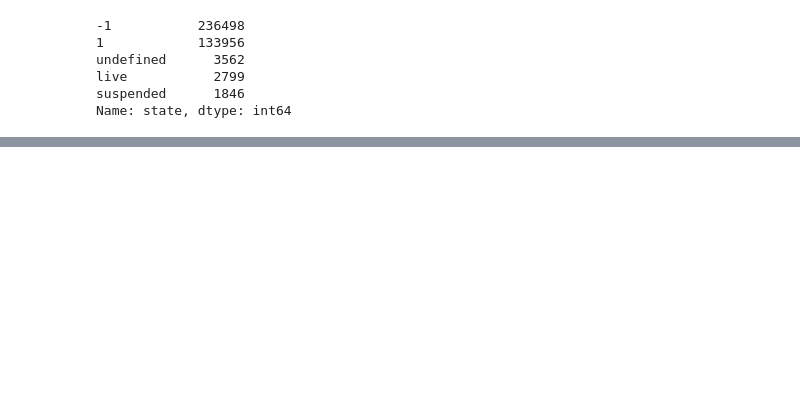
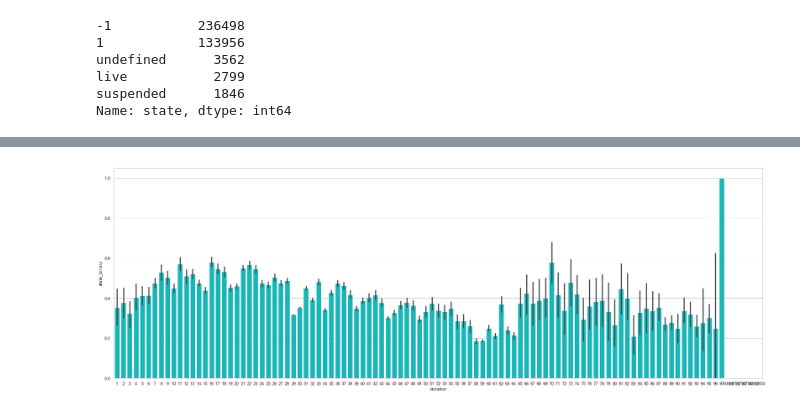
Before and after one commit to Gidoren/cmps144_project, a Jupyter notebook: kickstarter_project.ipynb, the cells around one changed output, grey strips where cells are left out. Saved outputs shown, nothing was run; the diff lists cells and outputs as text; code cells hidden in the pictures; blank space fills up the shorter version.

```diff
--- a/kickstarter_project.ipynb
+++ b/kickstarter_project.ipynb
@@ -274,0 +299,6 @@ Name: state_binary, dtype: int64
+# %%
+plt.figure(figsize=(30,10))
+sns.barplot('duration', 'state_binary',data=slim_data, color="darkturquoise")
+plt.show()
+# %% [output]
+[figure, added]
```
Also changed, not shown: parts of 14 cells of this notebook.
